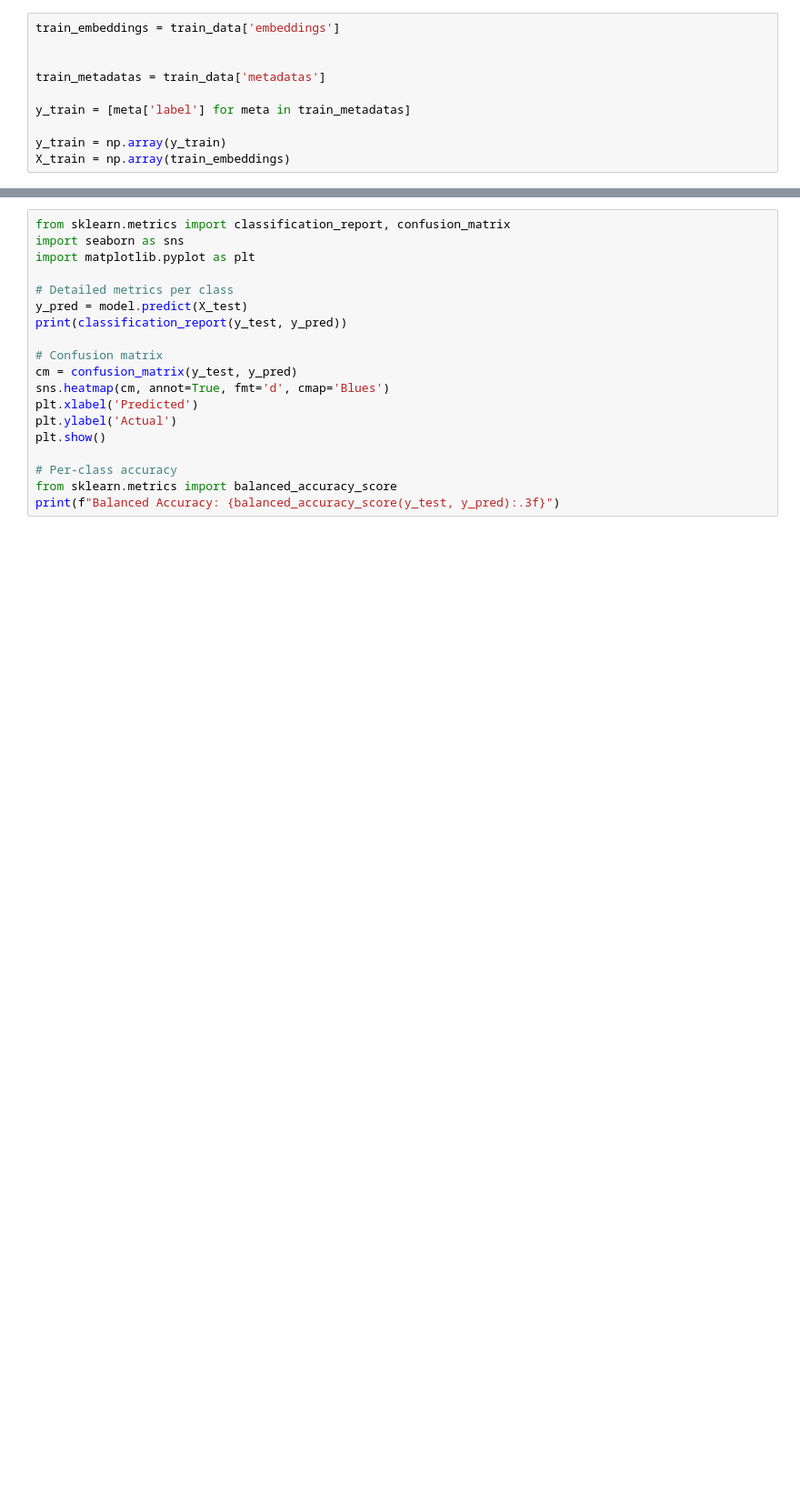
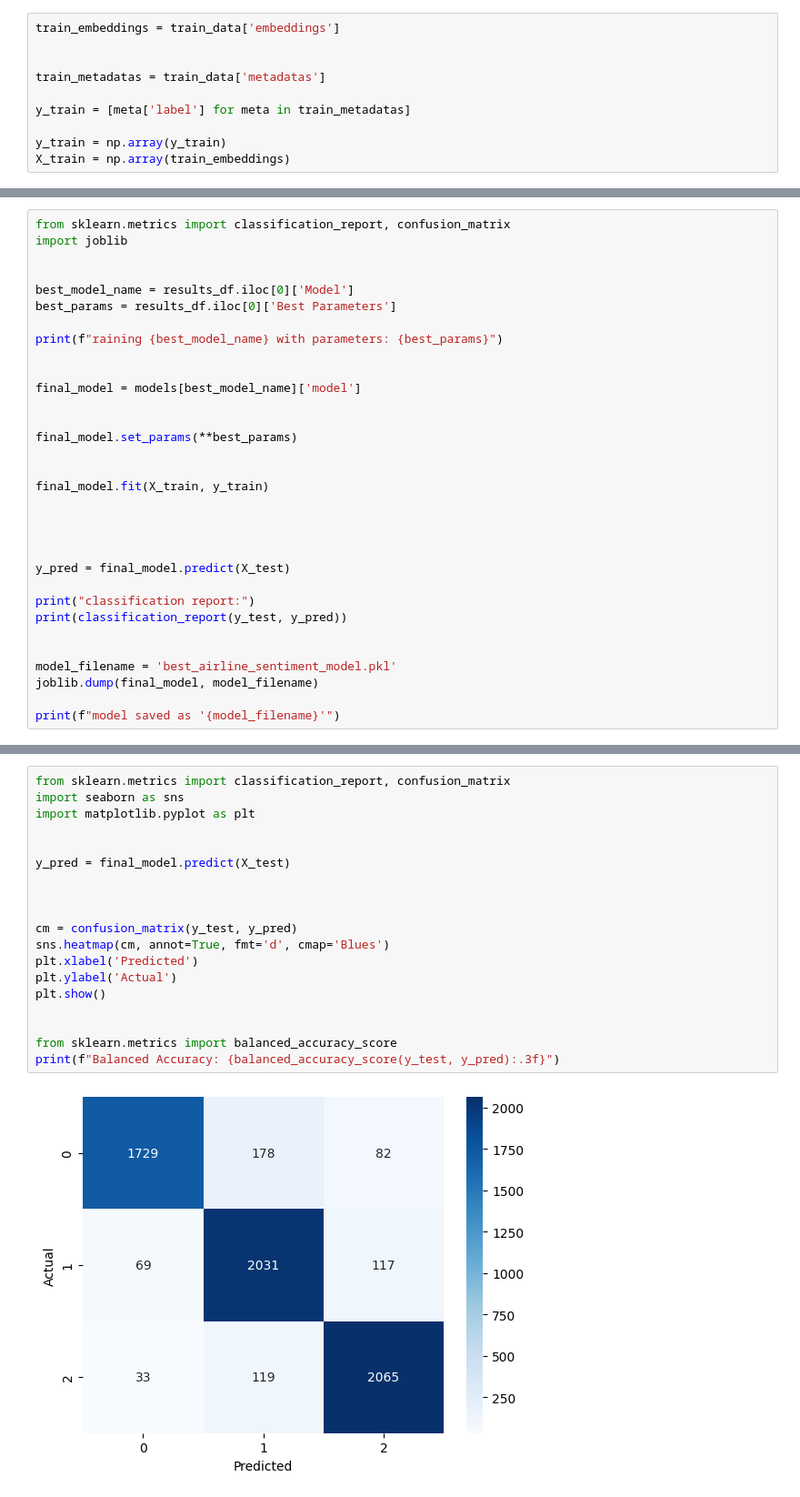
Before and after one commit to epsilon403/AeroStream-Analytics, a Jupyter notebook: data.ipynb, the cells around one changed output, grey strips where cells are left out. Shown at 91% size. Saved outputs shown, nothing was run; the diff lists cells and outputs as text; blank space fills up the shorter version.

```diff
--- a/data.ipynb
+++ b/data.ipynb
@@ -558,0 +518,32 @@ weighted avg       0.79      0.75      0.76      2921
+# %%
+from sklearn.metrics import classification_report, confusion_matrix
+import joblib
+
+
+best_model_name = results_df.iloc[0]['Model']
+best_params = results_df.iloc[0]['Best Parameters']
+
+print(f"raining {best_model_name} with parameters: {best_params}")
+
+
+final_model = models[best_model_name]['model']
+
+
+final_model.set_params(**best_params)
+
+
+final_model.fit(X_train, y_train)
+
+
+
+
+y_pred = final_model.predict(X_test)
+
+print("classification report:")
+print(classification_report(y_test, y_pred))
+
+
+model_filename = 'best_airline_sentiment_model.pkl'
+joblib.dump(final_model, model_filename)
+
+print(f"model saved as '{model_filename}'")
@@ -559,20 +568,21 @@ weighted avg       0.79      0.75      0.76      2921
 # %%
 from sklearn.metrics import classification_report, confusion_matrix
 import seaborn as sns
 import matplotlib.pyplot as plt
 
-# Detailed metrics per class
-y_pred = model.predict(X_test)
-print(classification_report(y_test, y_pred))
 
-# Confusion matrix
+y_pred = final_model.predict(X_test)
+
+
+
 cm = confusion_matrix(y_test, y_pred)
 sns.heatmap(cm, annot=True, fmt='d', cmap='Blues')
 plt.xlabel('Predicted')
 plt.ylabel('Actual')
 plt.show()
 
-# Per-class accuracy
+
 from sklearn.metrics import balanced_accuracy_score
 print(f"Balanced Accuracy: {balanced_accuracy_score(y_test, y_pred):.3f}")
 # %% [output]
+[figure, new version]
```
Also changed, not shown: parts of 16 cells of this notebook.
